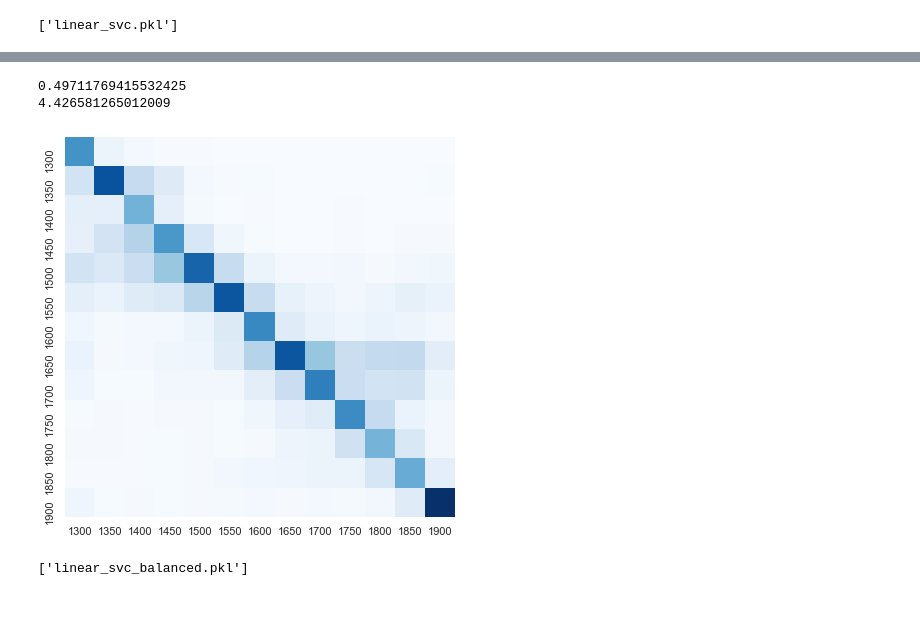
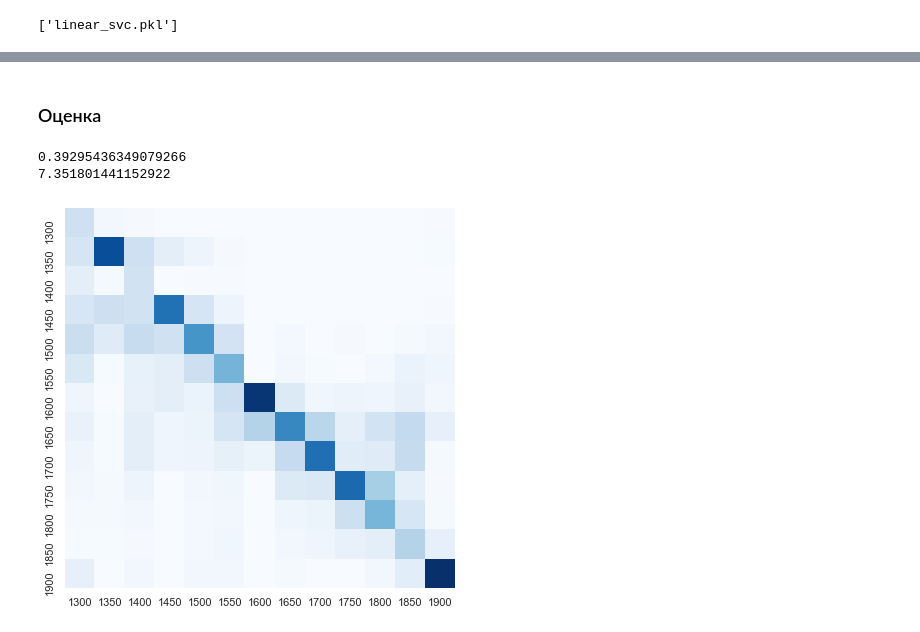
Before and after one commit to valer1435/painting_dating, a Jupyter notebook: classifier/classifier.ipynb, the cells around one changed output, grey strips where cells are left out. Cells and saved outputs as stored; diff of their text form; code cells hidden in the pictures.

```diff
--- a/classifier/classifier.ipynb
+++ b/classifier/classifier.ipynb
@@ -127,15 +121,21 @@ y = np.hstack((y_test, y_val))
 # %%
-print(f1_score(y, linear_svc_balanced_predict, average='micro'), mean_squared_error(y, linear_svc_balanced_predict), sep='\n')
-cmat = confusion_matrix(y, linear_svc_balanced_predict)
+print(f1_score(y_test, svc_predict, average='micro'), mean_squared_error(y_test, svc_predict), sep='\n')
+cmat = confusion_matrix(y_test, svc_predict)
 plt.figure(figsize=(7,7))
 sns.heatmap(cmat/np.sum(cmat, axis=0), annot=False, cbar=False,
             xticklabels=[1300 + i*50 for i in range(13)], yticklabels=[1300 + i*50 for i in range(13)], cmap='Blues')
 plt.show()
-# %% [output]
-0.49711769415532425
-4.426581265012009
-[figure, removed]
-# %%
-joblib.dump(linear_svc_balanced, 'linear_svc_balanced.pkl')
-# %% [output]
-['linear_svc_balanced.pkl']
+# %% [markdown]
+### Оценка
+# %%
+sgd_predict = sgd.predict(X_test)
+print(f1_score(y_test, sgd_predict, average='micro'), mean_squared_error(y_test, sgd_predict), sep='\n')
+cmat = confusion_matrix(y_test, sgd_predict)
+plt.figure(figsize=(7,7))
+sns.heatmap(cmat/np.sum(cmat, axis=0), annot=False, cbar=False,
+            xticklabels=[1300 + i*50 for i in range(13)], yticklabels=[1300 + i*50 for i in range(13)], cmap='Blues')
+plt.show()
+# %% [output]
+0.39295436349079266
+7.351801441152922
+[figure, added]
```
Also changed, not shown: parts of 7 cells of this notebook, 2 other files.
